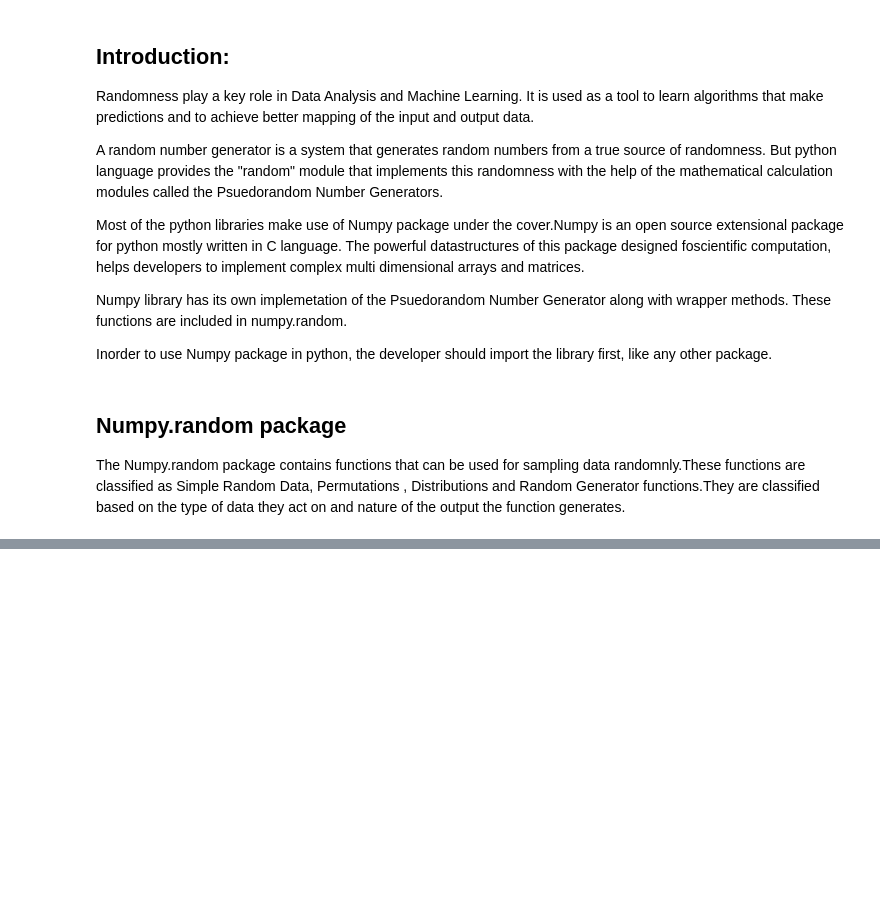
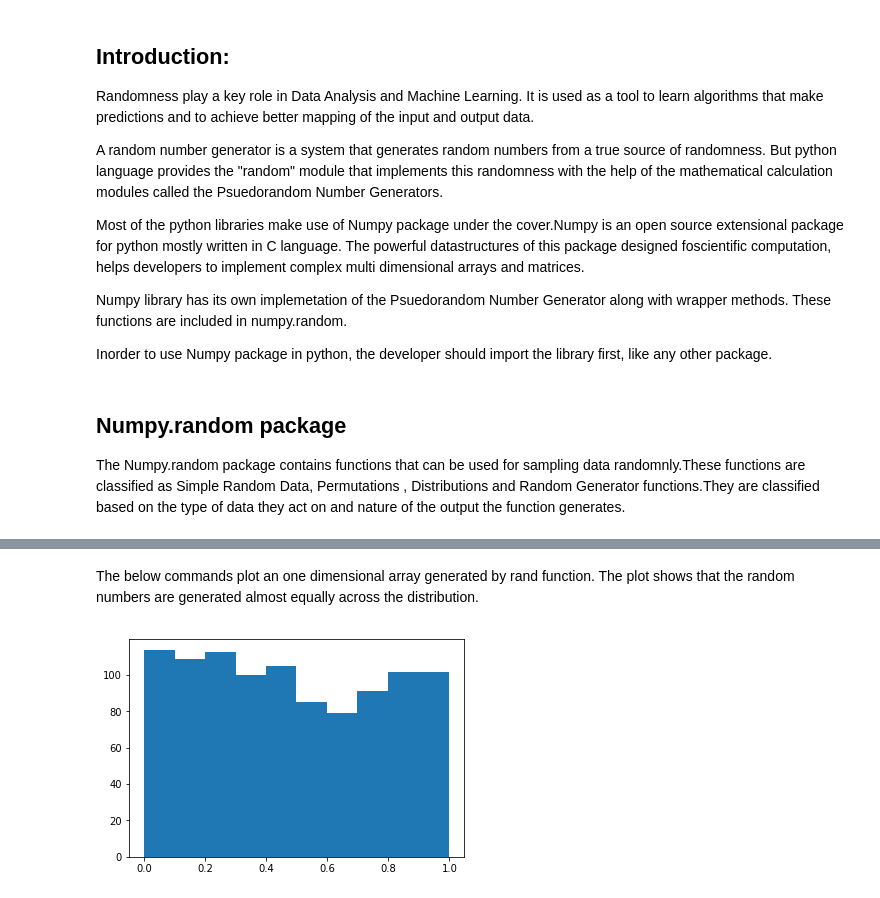
Before and after one commit to shammas012/NumpyRandom, a Jupyter notebook: NumpyRandomPackage.ipynb, the cells around one changed output, grey strips where cells are left out. Drawn from its saved outputs; the diff is of its cells as text; code cells hidden in the pictures; blank space fills up the shorter version.

Commit message:
simple random data started

```diff
--- a/NumpyRandomPackage.ipynb
+++ b/NumpyRandomPackage.ipynb
@@ -37,0 +44,7 @@ The numpy.random
+# %% [markdown]
+The below commands plot an one dimensional array generated by rand function. The plot shows that the random numbers are generated almost equally across the distribution.
+# %%
+plt.hist(rm.rand(1000))
+plt.show()
+# %% [output]
+[figure, added]
```
Also changed, not shown: parts of 10 cells of this notebook.
